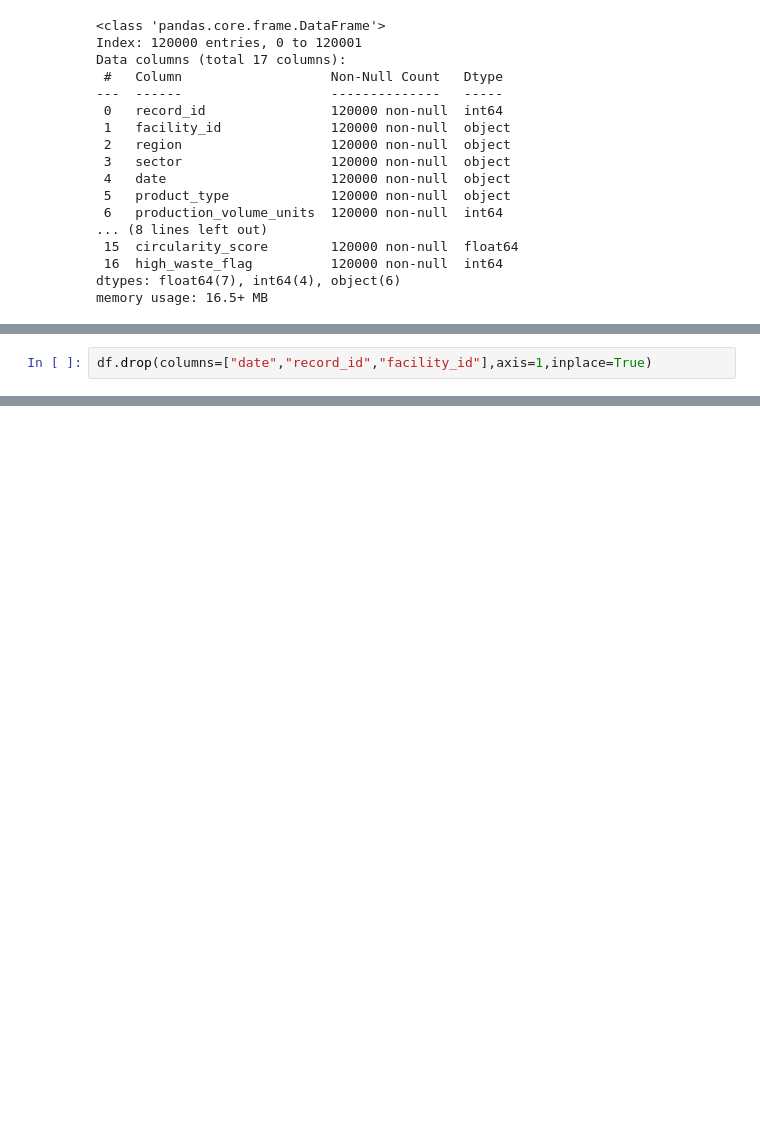
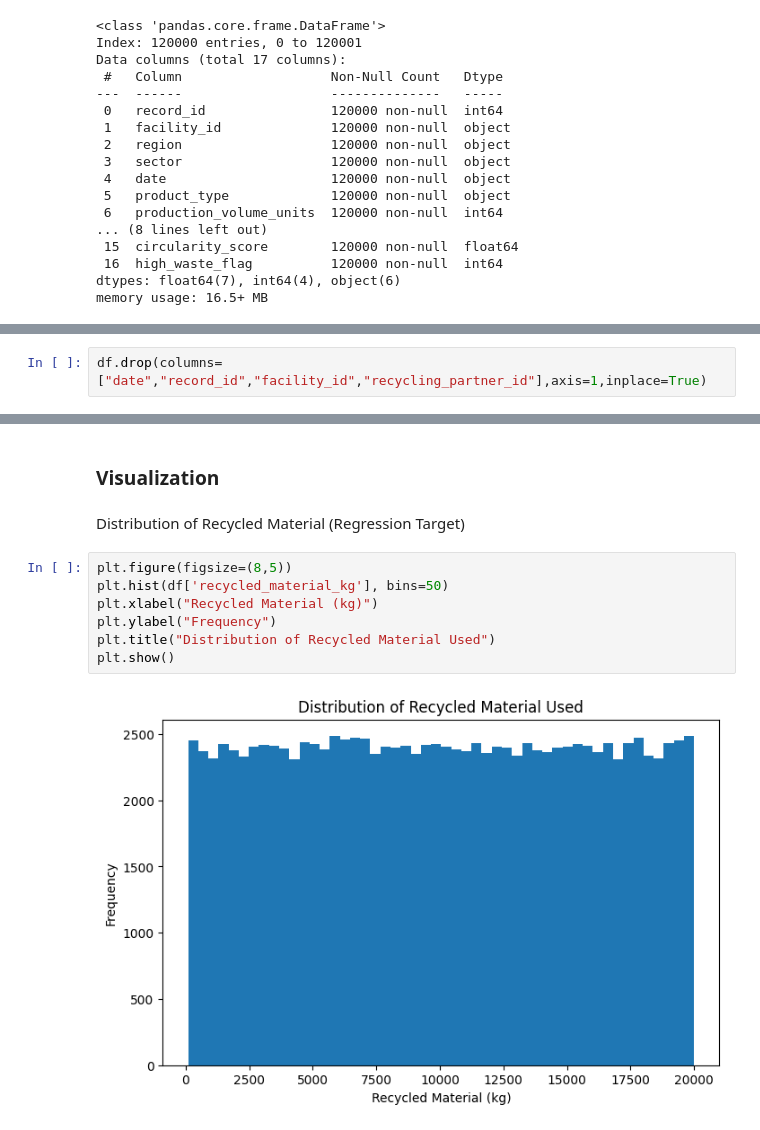
Before and after one commit to Alexander789400/AI-driven-Circular-Economy-Tracker, a Jupyter notebook: Circular_Economy.ipynb, the cells around one changed output, grey strips where cells are left out. Drawn from its saved outputs; the diff is of its cells as text; blank space fills up the shorter version.

```diff
--- a/Circular_Economy.ipynb
+++ b/Circular_Economy.ipynb
@@ -269,3 +269,3 @@ Columns : "date","record_id","facility_id" are not relevant for predicting our t
 These Columns donot carry any valuable information for training the Model, So we will drop these columns.
 # %%
-df.drop(columns=["date","record_id","facility_id"],axis=1,inplace=True)
+df.drop(columns=["date","record_id","facility_id","recycling_partner_id"],axis=1,inplace=True)
@@ -271,0 +295,13 @@ df.drop(columns=["date","record_id","facility_id"],axis=1,inplace=True)
+# %% [markdown]
+### Visualization
+# %% [markdown]
+Distribution of Recycled Material (Regression Target)
+# %%
+plt.figure(figsize=(8,5))
+plt.hist(df['recycled_material_kg'], bins=50)
+plt.xlabel("Recycled Material (kg)")
+plt.ylabel("Frequency")
+plt.title("Distribution of Recycled Material Used")
+plt.show()
+# %% [output]
+[figure, added]
```
Also changed, not shown: parts of 6 cells of this notebook.
